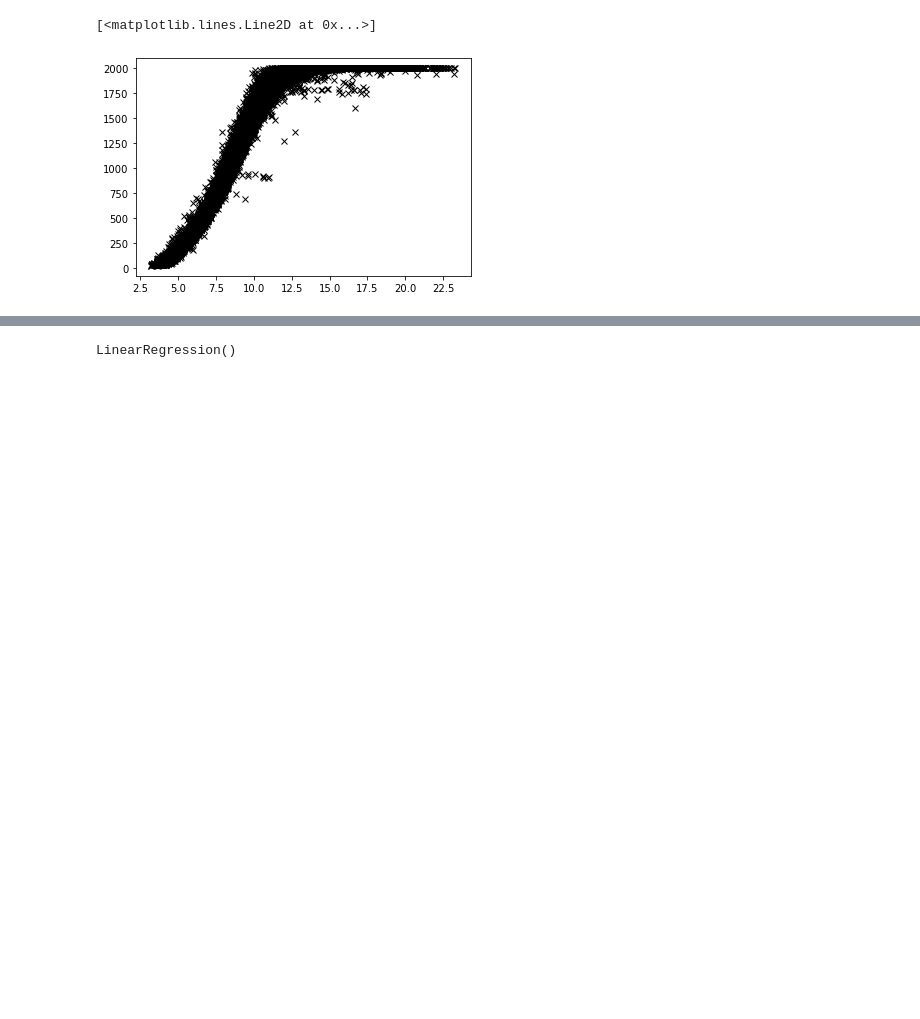
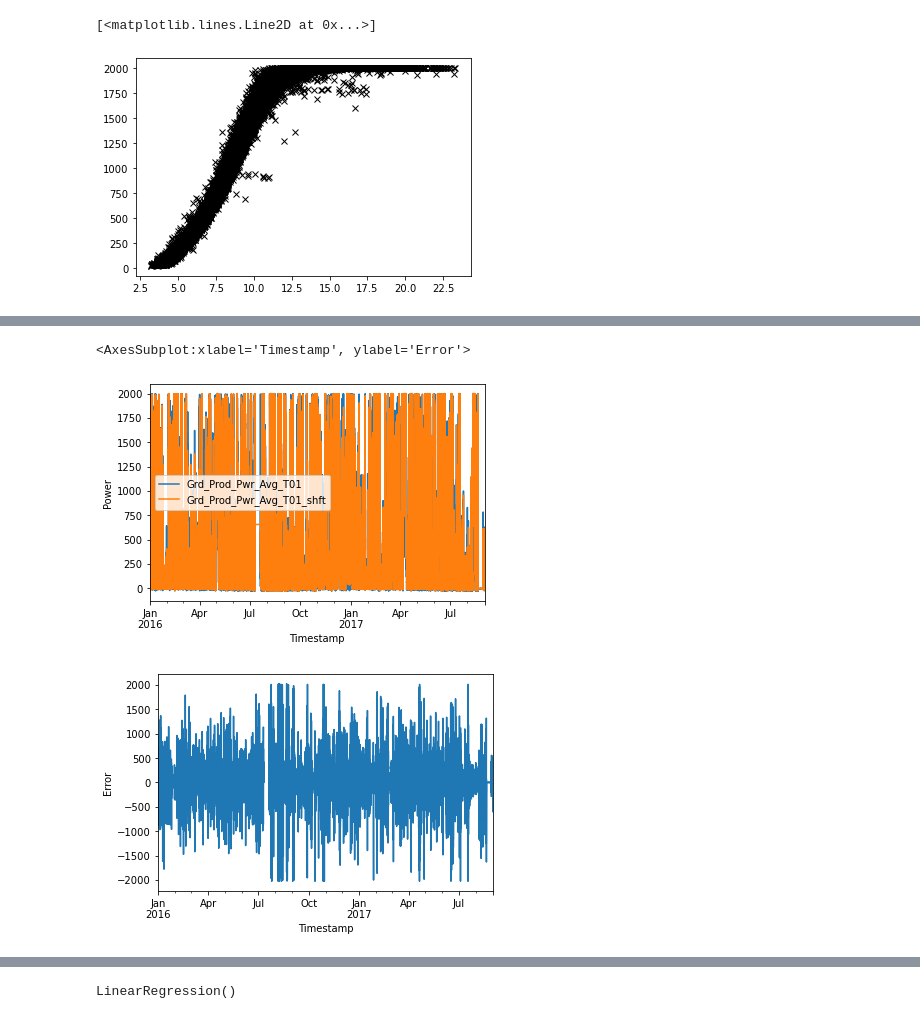
Before and after one commit to lalcayag/Capstone_group_1, a Jupyter notebook: Capstone_1.ipynb, the cells around one changed output, grey strips where cells are left out. Drawn from its saved outputs; the diff is of its cells as text; code cells hidden in the pictures; blank space fills up the shorter version.

```diff
--- a/Capstone_1.ipynb
+++ b/Capstone_1.ipynb
@@ -212,0 +286,12 @@ ax.plot(X_input[:,0], y_output,'kx')
+# %%
+# Persistance 1 hour
+sampling_rate = '60T' # we have 10min resolution in our dataset
+dataset_turb_t01_60 = data_t01[1:].resample(sampling_rate).asfreq()
+sampling_rate = '10T' # we have 10min resolution in our dataset
+dataset_turb_t01_60 = dataset_turb_t01_60.resample(sampling_rate).asfreq().copy()
+dataset_turb_t01_60.ffill(inplace=True)
+dataset_turb_t01_60.columns = ['Amb_WindSpeed_Avg_T01', 'Amb_WindSpeed_Std_T01',
+       'Amb_WindDir_Relative_Avg_T01', 'Grd_Prod_Pwr_Avg_T01_shft',
+       'Gen_RPM_Avg_T01', 'Blds_PitchAngle_Avg_T01']
+dataset_turb_t01_60 = pd.concat([data_t01, dataset_turb_t01_60['Grd_Prod_Pwr_Avg_T01_shft']],axis=1)
+dataset_turb_t01_60[['Grd_Prod_Pwr_Avg_T01','Grd_Prod_Pwr_Avg_T01_shft']].head(30)
@@ -212,0 +317,9 @@ ax.plot(X_input[:,0], y_output,'kx')
+# %%
+# Plots
+dataset_turb_t01_60.plot(y=['Grd_Prod_Pwr_Avg_T01','Grd_Prod_Pwr_Avg_T01_shft'],ylabel='Power')
+plt.figure()
+(dataset_turb_t01_60['Grd_Prod_Pwr_Avg_T01']-dataset_turb_t01_60['Grd_Prod_Pwr_Avg_T01_shft']).plot(ylabel='Error')
+# %% [output]
+<AxesSubplot:xlabel='Timestamp', ylabel='Error'>
+[figure, added]
+[figure, added]
```
Also changed, not shown: parts of 25 cells of this notebook.
